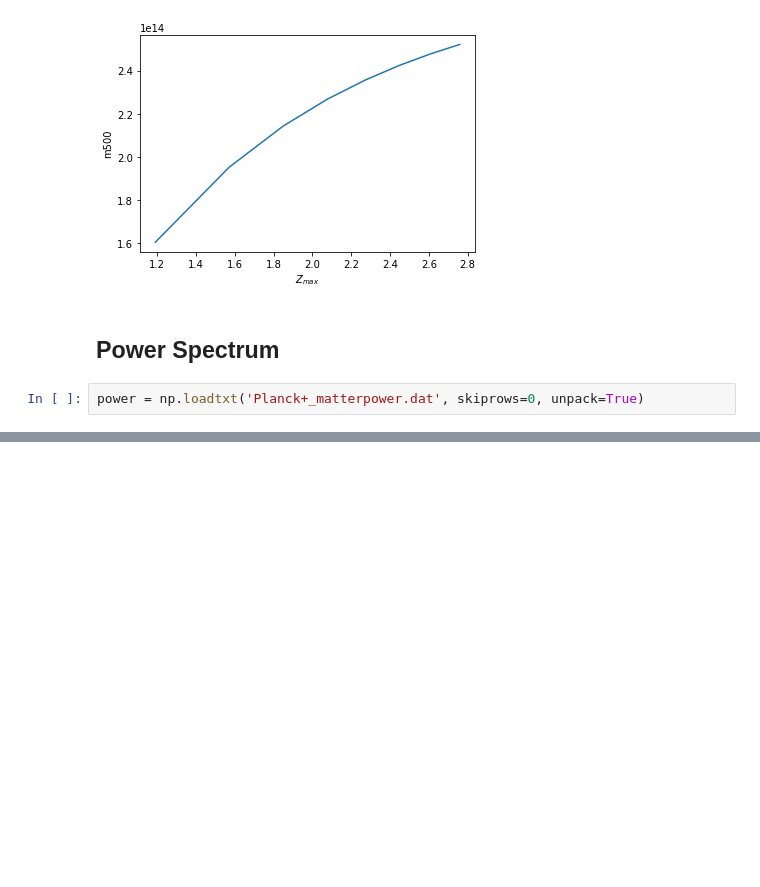
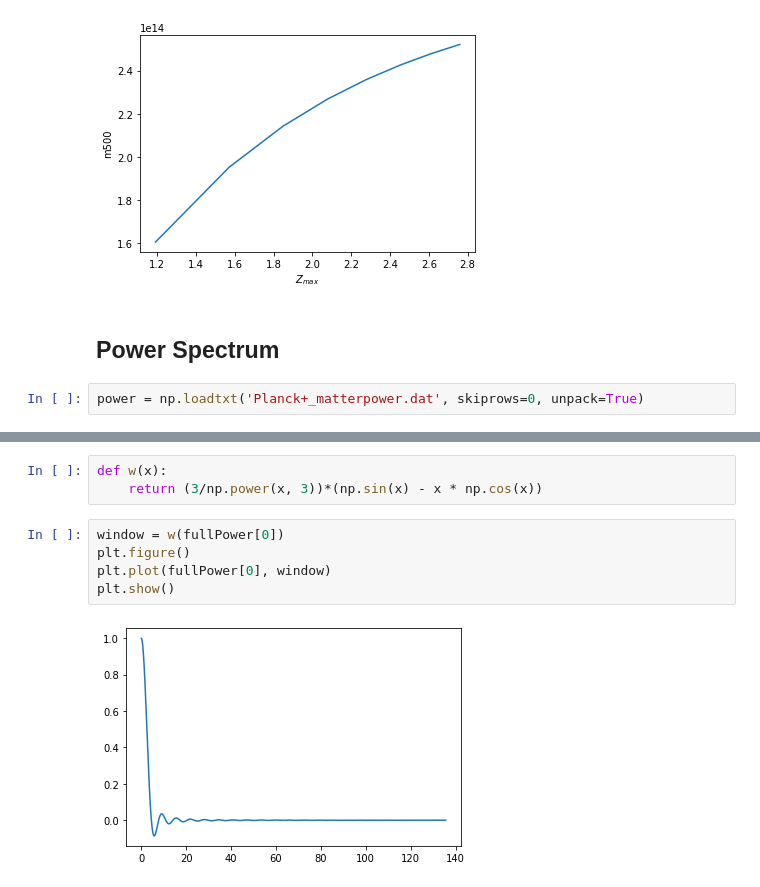
Before and after one commit to carle13/Galaxy-clusters-number-counts, a Jupyter notebook: analysis.ipynb, the cells around one changed output, grey strips where cells are left out. Cells and saved outputs as stored; diff of their text form; blank space fills up the shorter version.

```diff
--- a/analysis.ipynb
+++ b/analysis.ipynb
@@ -264,0 +271,10 @@ plt.loglog(test[0], test[1])
+# %%
+def w(x):
+	return (3/np.power(x, 3))*(np.sin(x) - x * np.cos(x))
+# %%
+window = w(fullPower[0])
+plt.figure()
+plt.plot(fullPower[0], window)
+plt.show()
+# %% [output]
+[figure, added]
```
Also changed, not shown: parts of 8 cells of this notebook.
